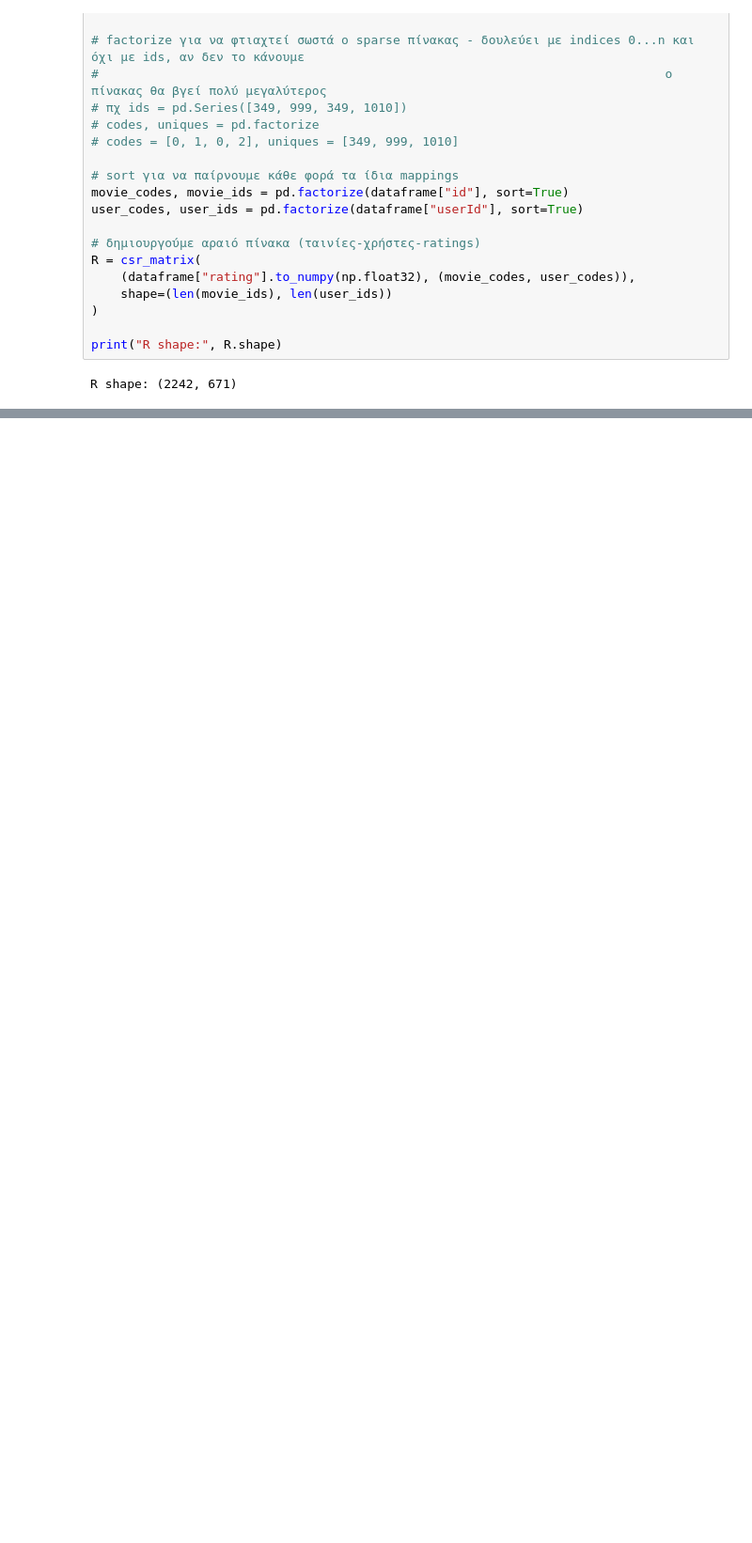
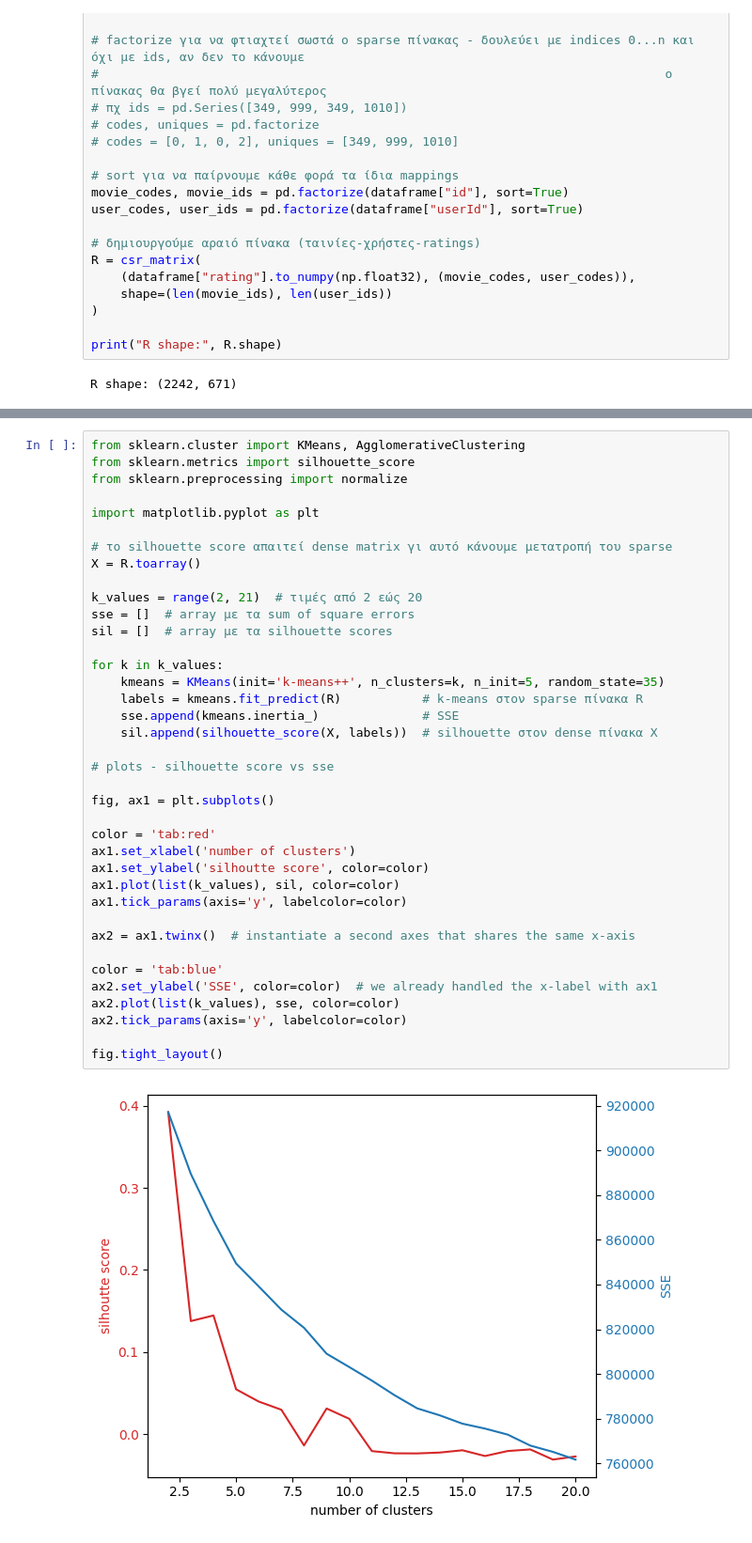
Before and after one commit to BillPapakyriakou/DataMining-Notebooks, a Jupyter notebook: assignment_3.ipynb, the cells around one changed output, grey strips where cells are left out. Shown at 94% size. Drawn from its saved outputs; the diff is of its cells as text; blank space fills up the shorter version.

```diff
--- a/assignment_3.ipynb
+++ b/assignment_3.ipynb
@@ -192,0 +197,40 @@ R shape: (2242, 671)
+# %%
+from sklearn.cluster import KMeans, AgglomerativeClustering
+from sklearn.metrics import silhouette_score
+from sklearn.preprocessing import normalize
+
+import matplotlib.pyplot as plt
+
+# το silhouette score απαιτεί dense matrix γι αυτό κάνουμε μετατροπή του sparse
+X = R.toarray()
+
+k_values = range(2, 21)  # τιμές από 2 εώς 20
+sse = []  # array με τα sum of square errors
+sil = []  # array με τα silhouette scores
+
+for k in k_values:
+    kmeans = KMeans(init='k-means++', n_clusters=k, n_init=5, random_state=35)
+    labels = kmeans.fit_predict(R)           # k-means στον sparse πίνακα R
+    sse.append(kmeans.inertia_)              # SSE
+    sil.append(silhouette_score(X, labels))  # silhouette στον dense πίνακα X
+
+# plots - silhouette score vs sse
+
+fig, ax1 = plt.subplots()
+
+color = 'tab:red'
+ax1.set_xlabel('number of clusters')
+ax1.set_ylabel('silhoutte score', color=color)
+ax1.plot(list(k_values), sil, color=color)
+ax1.tick_params(axis='y', labelcolor=color)
+
+ax2 = ax1.twinx()  # instantiate a second axes that shares the same x-axis
+
+color = 'tab:blue'
+ax2.set_ylabel('SSE', color=color)  # we already handled the x-label with ax1
+ax2.plot(list(k_values), sse, color=color)
+ax2.tick_params(axis='y', labelcolor=color)
+
+fig.tight_layout()
+# %% [output]
+[figure, added]
```
Also changed, not shown: parts of 10 cells of this notebook.
